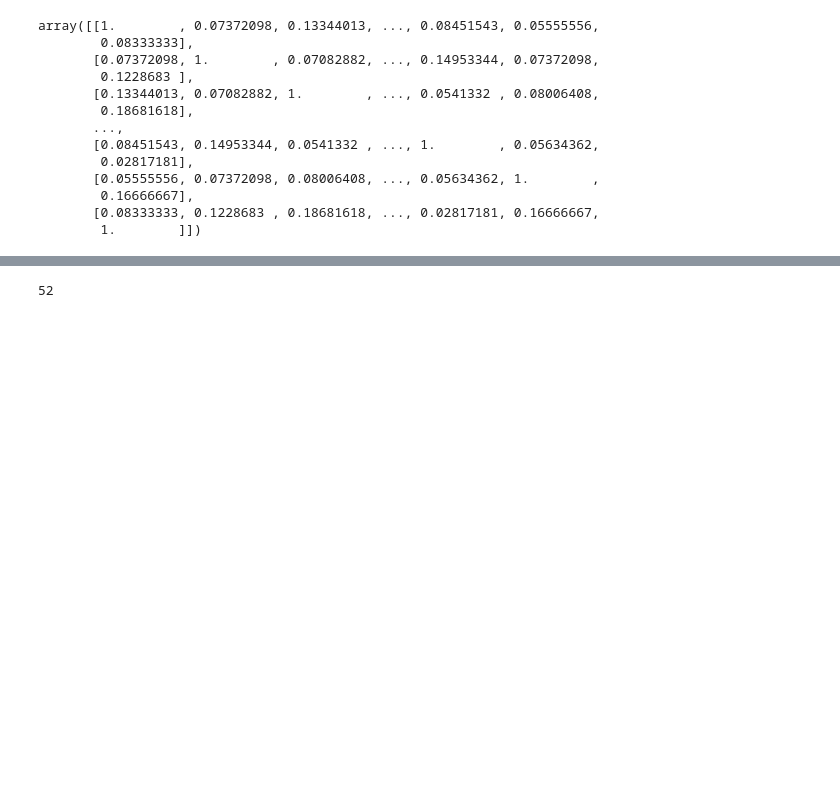
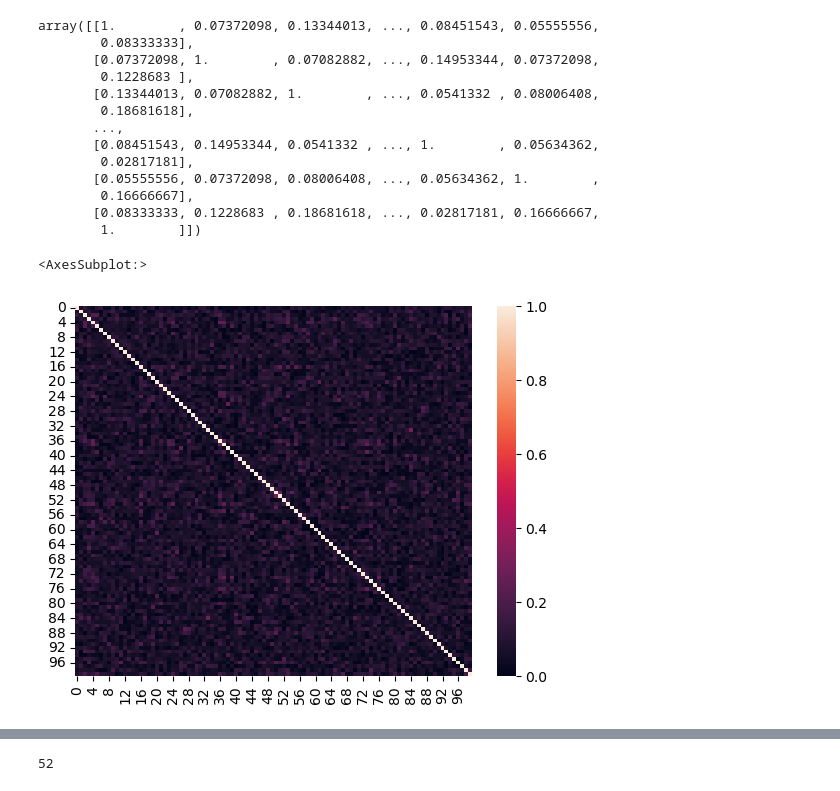
Before and after one commit to odu-emse/mms, a Jupyter notebook: rec.ipynb, the cells around one changed output, grey strips where cells are left out. Drawn from its saved outputs; the diff is of its cells as text; code cells hidden in the pictures; blank space fills up the shorter version.

Commit message:
feat(rec): Added heatmap visualization

```diff
--- a/rec.ipynb
+++ b/rec.ipynb
@@ -156,3 +158,8 @@ array([[1.        , 0.07372098, 0.13344013, ..., 0.08451543, 0.05555556,
+# %%
+sns.heatmap(cosine_sim)
+# %% [output]
+<AxesSubplot:>
+[figure, added]
 # %%
 df[df['keywords'].str.contains('database')]
 # %% [output]
```
Also changed, not shown: parts of 1 cell of this notebook.
